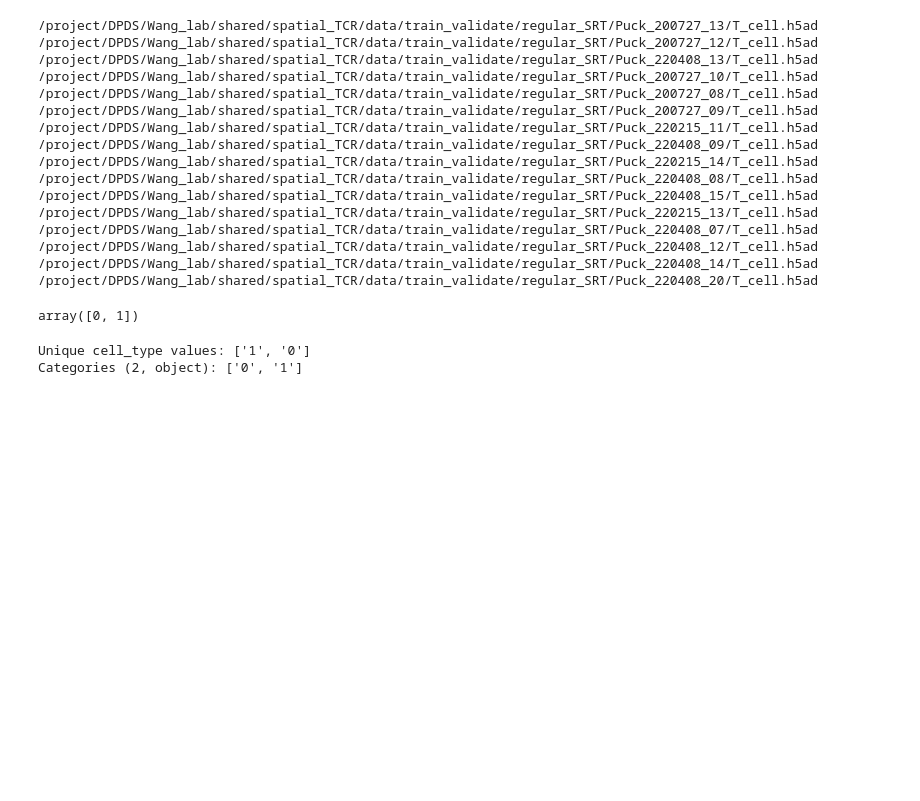
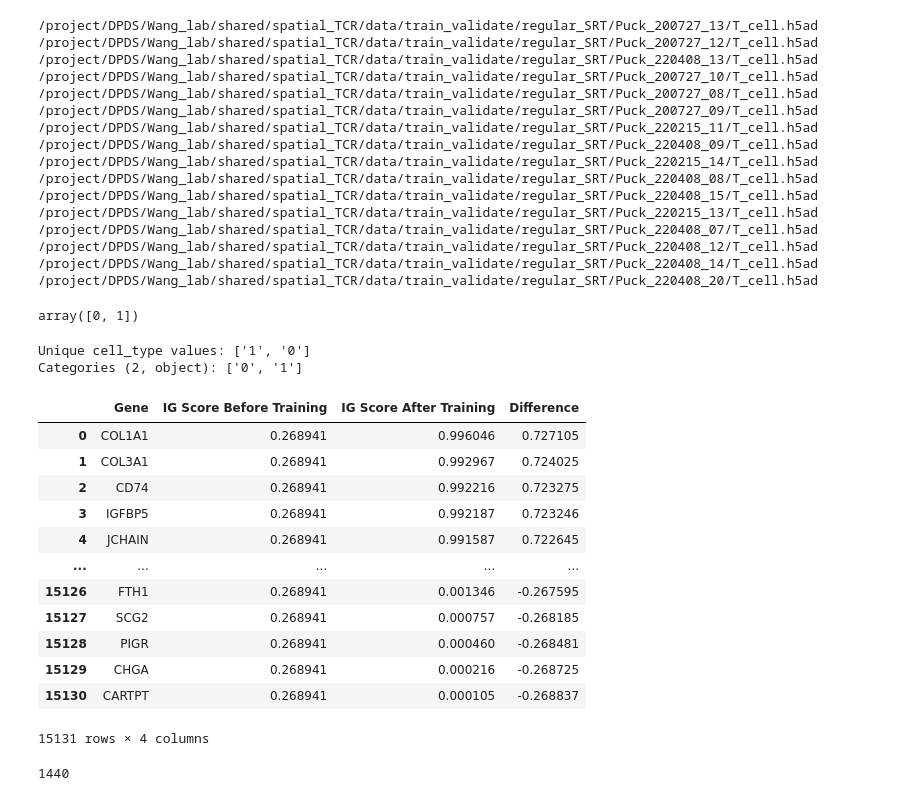
Before and after one commit to yaober/SPACER, a Jupyter notebook: result.ipynb, the cells around one changed output. Saved outputs shown, nothing was run; the diff lists cells and outputs as text; code cells hidden in the pictures; blank space fills up the shorter version.

```diff
--- a/result.ipynb
+++ b/result.ipynb
@@ -159,0 +162,21 @@ mean_expression = tumor_cells_X_dense.mean(axis=0)
+# %%
+df1 = pd.read_csv('data/tumor_antigens.csv')
+df2 = pd.read_csv('./ig_score_changes_10000.csv')
+# %%
+df2.dropna( inplace=True)
+# %%
+df2
+# %% [output]
+|  | Gene | IG Score Before Training | IG Score After Training | Difference |
+| 0 | COL1A1 | 0.268941 | 0.996046 | 0.727105 |
+| 1 | COL3A1 | 0.268941 | 0.992967 | 0.724025 |
+| 2 | CD74 | 0.268941 | 0.992216 | 0.723275 |
+| 3 | IGFBP5 | 0.268941 | 0.992187 | 0.723246 |
+| 4 | JCHAIN | 0.268941 | 0.991587 | 0.722645 |
+| ... | ... | ... | ... | ... |
+| 15126 | FTH1 | 0.268941 | 0.001346 | -0.267595 |
+| 15127 | SCG2 | 0.268941 | 0.000757 | -0.268185 |
+| 15128 | PIGR | 0.268941 | 0.000460 | -0.268481 |
+| 15129 | CHGA | 0.268941 | 0.000216 | -0.268725 |
+| 15130 | CARTPT | 0.268941 | 0.000105 | -0.268837 |
+15131 rows × 4 columns
@@ -159,0 +186,4 @@ mean_expression = tumor_cells_X_dense.mean(axis=0)
+# %%
+len(common_genes)
+# %% [output]
+1440
```
Also changed, not shown: parts of 6 cells of this notebook, 10 other files.
